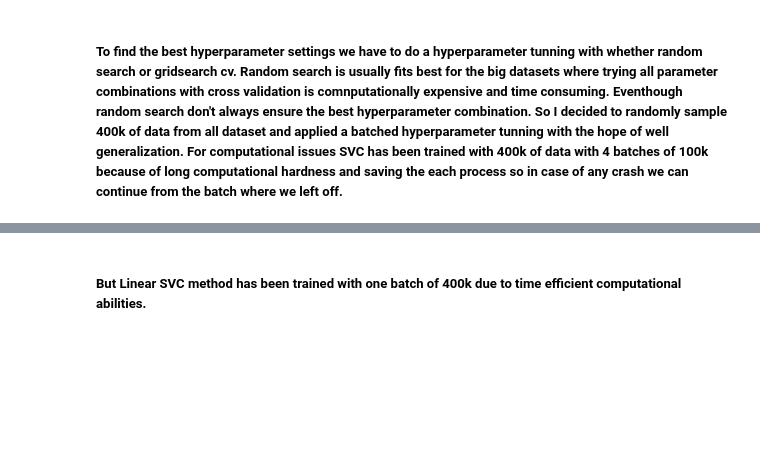
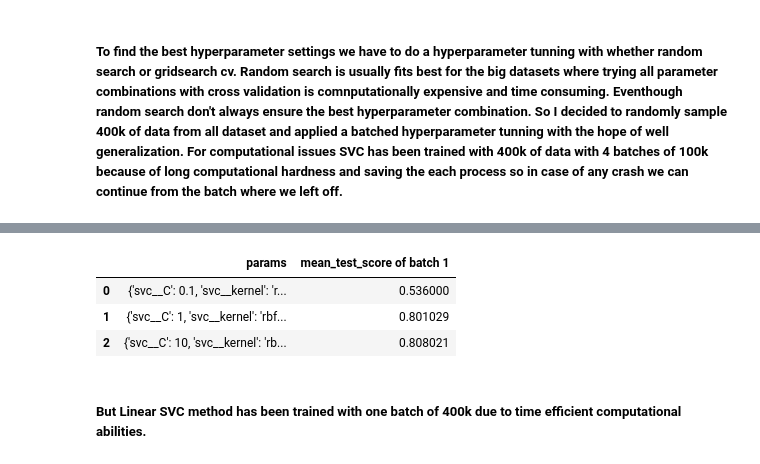
Before and after one commit to mehmetegekacar/Data-Mining-Project, a Jupyter notebook: SVM_tfidf.ipynb, the cells around one changed output, grey strips where cells are left out. Cells and saved outputs as stored; diff of their text form; code cells hidden in the pictures; blank space fills up the shorter version.

```diff
--- a/SVM_tfidf.ipynb
+++ b/SVM_tfidf.ipynb
@@ -213,27 +213,18 @@ parameters_without_norm = {
 }
 
 dfs = []
-
+z=0
 for i, slice in enumerate(slices):
     print("Slice: ", i+1, str(len(slice)))
-    # Split the current slice into train and test sets
-    X_train, X_test, y_train, y_test = train_test_split(slice["sentences"], slice["labels"], test_size=0.1)
 
     # Create a GridSearchCV object for each pipeline
     grid_search_without_norm = GridSearchCV(pipeline_without_norm, parameters_without_norm, cv=3, verbose=3)
 
     with parallel_backend(backend="multiprocessing", n_jobs=-1):
         # Fit the GridSearchCV object on the training data
-        grid_search_without_norm.fit(X_train, y_train)
-
-    # Predict the labels for the test set
-    y_pred = grid_search_without_norm.predict(X_test)
-
-    # Calculate the accuracy score for the current slice
-    score = accuracy_score(y_test, y_pred)
+        grid_search_without_norm.fit(slice["sentences"], slice["labels"])
 
     # Print the accuracy score and best hyperparameters for the current slice
-    print("Accuracy score: ", score)
     print("Best hyperparameters: ", grid_search_without_norm.best_params_)
     print("Best accuracy score: ", grid_search_without_norm.best_score_)
 
@@ -241,8 +232,8 @@ for i, slice in enumerate(slices):
     df = pd.DataFrame(list(zip(grid_search_without_norm.cv_results_['params'], grid_search_without_norm.cv_results_['mean_test_score'])), columns=['params', 'mean_test_score of batch '+str(i)])
     df.to_csv('grid_search_results20k_batch'+str(i)+'.csv')
     dfs.append(df)
-
-dfs = pd.concat(dfs, axis=0, ignore_index=True)
-dfs["params"] = dfs["params"].apply(lambda x: dict2text(x))
-dfs = dfs.groupby(['params']).mean().to_csv('grid_search_results400k.csv')
-pd.DataFrame(zip(dfs["params"].values,dfs.mean(axis=0)),columns=['params','mean_test_score']).sort_values(by='mean_test_score',ascending=False).to_csv('grid_search_results400k_no_rbfgamma_setting_.csv')
+if z>0:
+    dfs = pd.concat(dfs, axis=0, ignore_index=True)
+    dfs["params"] = dfs["params"].apply(lambda x: dict2text(x))
+    dfs = dfs.groupby(['params']).mean().to_csv('grid_search_results400k.csv')
+    pd.DataFrame(zip(dfs["params"].values,dfs.mean(axis=0)),columns=['params','mean_test_score']).sort_values(by='mean_test_score',ascending=False).to_csv('grid_search_results400k_no_rbfgamma_setting_.csv')
@@ -249,3 +307,10 @@ pd.DataFrame(zip(dfs["params"].values,dfs.mean(axis=0)),columns=['params','mean_
+# %%
+df
+# %% [output]
+|  | params | mean_test_score of batch 1 |
+| 0 | {'svc__C': 0.1, 'svc__kernel': 'r... | 0.536000 |
+| 1 | {'svc__C': 1, 'svc__kernel': 'rbf... | 0.801029 |
+| 2 | {'svc__C': 10, 'svc__kernel': 'rb... | 0.808021 |
 # %% [markdown]
 ##### But Linear SVC method has been trained with one batch of 400k due to time efficient computational abilities.
 # %%
```
Also changed, not shown: parts of 2 cells of this notebook, 5 other files.
